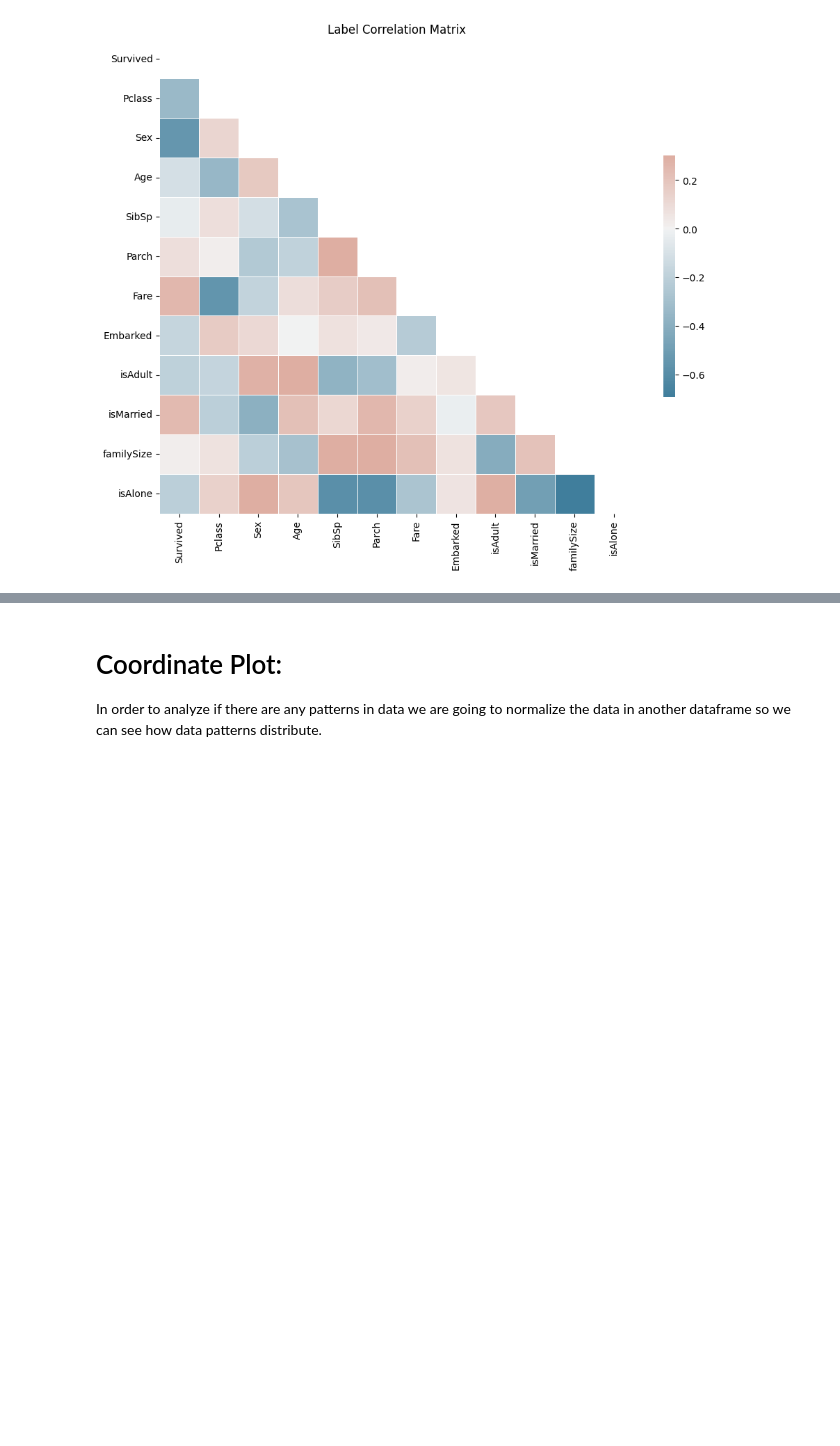
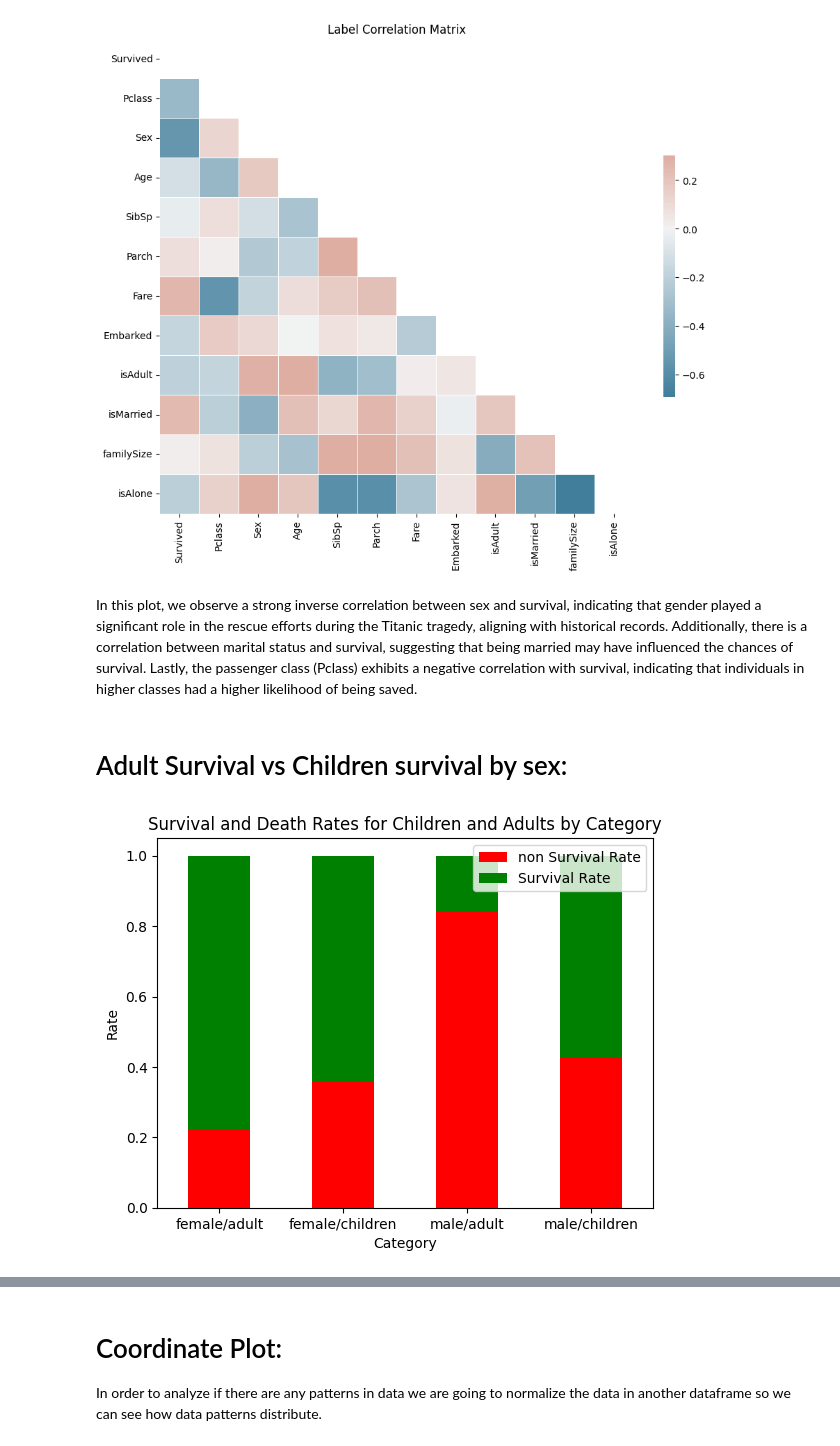
Before and after one commit to rocholaky/TitanicDataset, a Jupyter notebook: EDA.ipynb, the cells around one changed output, grey strips where cells are left out. Saved outputs shown, nothing was run; the diff lists cells and outputs as text; code cells hidden in the pictures; blank space fills up the shorter version.

```diff
--- a/EDA.ipynb
+++ b/EDA.ipynb
@@ -282,3 +294,36 @@ def plot_correlation_matrix(df):
 plot_correlation_matrix(train_df)
 # %% [output]
 [figure]
+# %% [markdown]
+In this plot, we observe a strong inverse correlation between sex and survival, indicating that gender played a significant role in the rescue efforts during the Titanic tragedy, aligning with historical records. Additionally, there is a correlation between marital status and survival, suggesting that being married may have influenced the chances of survival. Lastly, the passenger class (Pclass) exhibits a negative correlation with survival, indicating that individuals in higher classes had a higher likelihood of being saved.
+# %% [markdown]
+# Adult Survival vs Children survival by sex:
+# %%
+# Subset the dataframe
+subset_df = train_df[['Survived', 'Sex', 'isAdult']].copy()
+
+
+# Create a new column to represent the combined category of Sex and Age
+subset_df['Category'] = subset_df.apply(lambda row: 'male/children' if (row['Sex'] == 1 and row['isAdult']==0)
+                                          else 'female/children' if (row['Sex'] == 0 and row['isAdult']==0)
+                                          else 'male/adult' if (row['Sex'] ==1 and row['isAdult']==1)
+                                          else 'female/adult', axis=1)
+
+# Group the data and calculate survival and death rates
+grouped_data = subset_df.groupby('Category')['Survived'].value_counts(normalize=True).unstack()
+
+# Plot the stacked bar chart
+colors = ['red', 'green']
+grouped_data.plot(kind='bar', stacked=True, color=colors)
+
+# Customize the plot
+plt.xlabel('Category')
+plt.ylabel('Rate')
+plt.title('Survival and Death Rates for Children and Adults by Category')
+plt.xticks(rotation=0)
+plt.legend(['non Survival Rate', 'Survival Rate'])
+
+# Show the plot
+plt.show()
+# %% [output]
+[figure, added]
```
Also changed, not shown: parts of 14 cells of this notebook, 8 other files.
